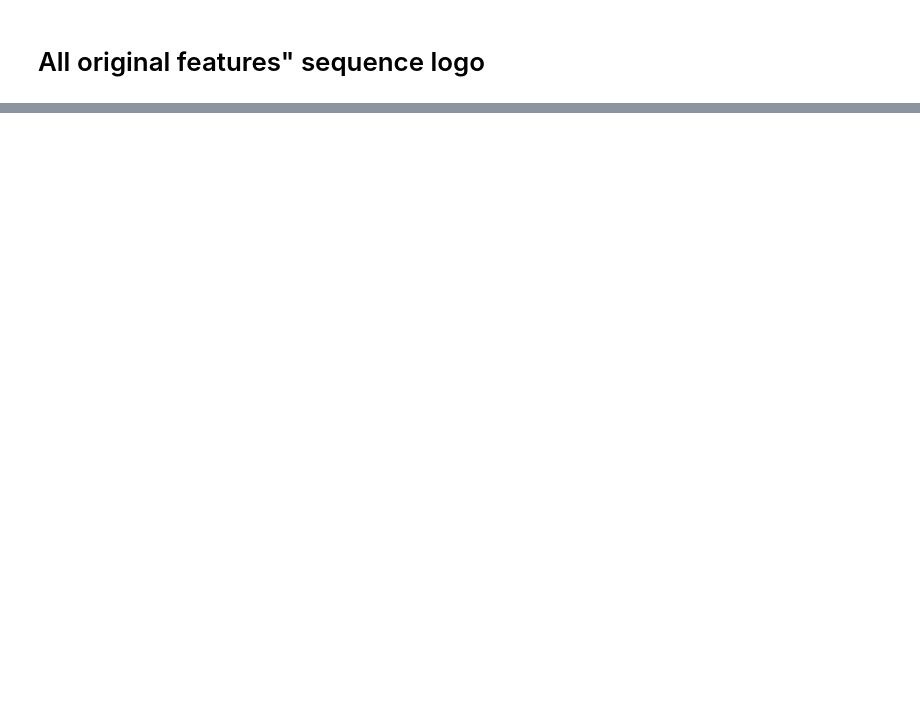
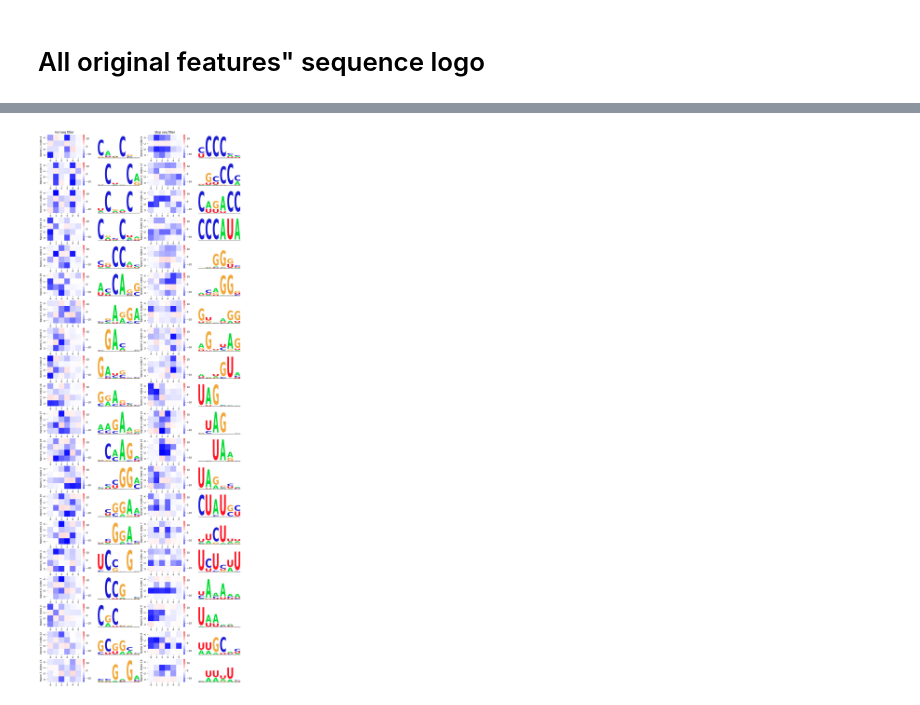
Before and after one commit to Liao-Group/interpretable-splicing-visualization, a Jupyter notebook: notebooks/sequence_logo.ipynb, the cells around one changed output, grey strips where cells are left out. Saved outputs shown, nothing was run; the diff lists cells and outputs as text; code cells hidden in the pictures; blank space fills up the shorter version.

```diff
--- a/notebooks/sequence_logo.ipynb
+++ b/notebooks/sequence_logo.ipynb
@@ -32,5 +35,48 @@ with open("../data/model_data.json", "r") as f:
 
 # Sequence logo
 seq_logo_data = np.load("../data/seq_logo_data.npy")
+# %%
+# All sequence logo
+nts = ["A", "C", "G", "U"]
+num_seq_filters = model.get_layer("qc_incl").kernel.shape[2]
+fig, axes = plt.subplots(num_seq_filters, 4, figsize=(14, num_seq_filters * 2))
+
+row = 0
+axes[0,0].set_title("Incl seq filter")
+for incl_filter_name in sorted(INCL_SEQ_GROUPS.keys()):
+    for i in INCL_SEQ_GROUPS[incl_filter_name]:
+        sns.heatmap(data=incl_weights[...,i].numpy().T, ax=axes[row,0], cmap="bwr", vmin=-15, vmax=15)
+        axes[row,0].set_yticklabels(nts)
+        axes[row,0].set_ylabel(f"Name {incl_filter_name}, Index {i}")
+
+        data = pd.DataFrame(seq_logo_data[0,i,...], columns=nts)
+        plot_logo(data=data, ax=axes[row,1])
+        axes[row, 1].set_ylim((0, 2))
+        axes[row, 1].tick_params(top=False, bottom=False, left=False, right=False, labelleft=False, labelbottom=False)
+        axes[row, 1].spines["top"].set_visible(False)
+        axes[row, 1].spines["right"].set_visible(False)
+        axes[row, 1].spines["left"].set_visible(False)
+        row += 1
+
+row = 0
+axes[0,2].set_title("Skip seq filter")
+for skip_filter_name in sorted(SKIP_SEQ_GROUPS.keys()):
+    for i in SKIP_SEQ_GROUPS[skip_filter_name]:
+        sns.heatmap(data=skip_weights[...,i].numpy().T, ax=axes[row,2], cmap="bwr", vmin=-15, vmax=15)
+        axes[row,2].set_yticklabels(nts)
+        axes[row,2].set_ylabel(f"Name {skip_filter_name}, Index {i}")
+
+        data = pd.DataFrame(seq_logo_data[1,i,...], columns=nts)
+        plot_logo(data=data, ax=axes[row,3])
+        axes[row, 3].set_ylim((0, 2))
+        axes[row, 3].tick_params(top=False, bottom=False, left=False, right=False, labelleft=False, labelbottom=False)
+        axes[row, 3].spines["top"].set_visible(False)
+        axes[row, 3].spines["right"].set_visible(False)
+        axes[row, 3].spines["left"].set_visible(False)
+        row += 1
+
+fig.savefig("../figures/all_sequence_features.png", dpi=300)
+# %% [output]
+[figure, added]
 # %%
 # All sequence logo
```
Also changed, not shown: parts of 3 cells of this notebook, 17 other files.
